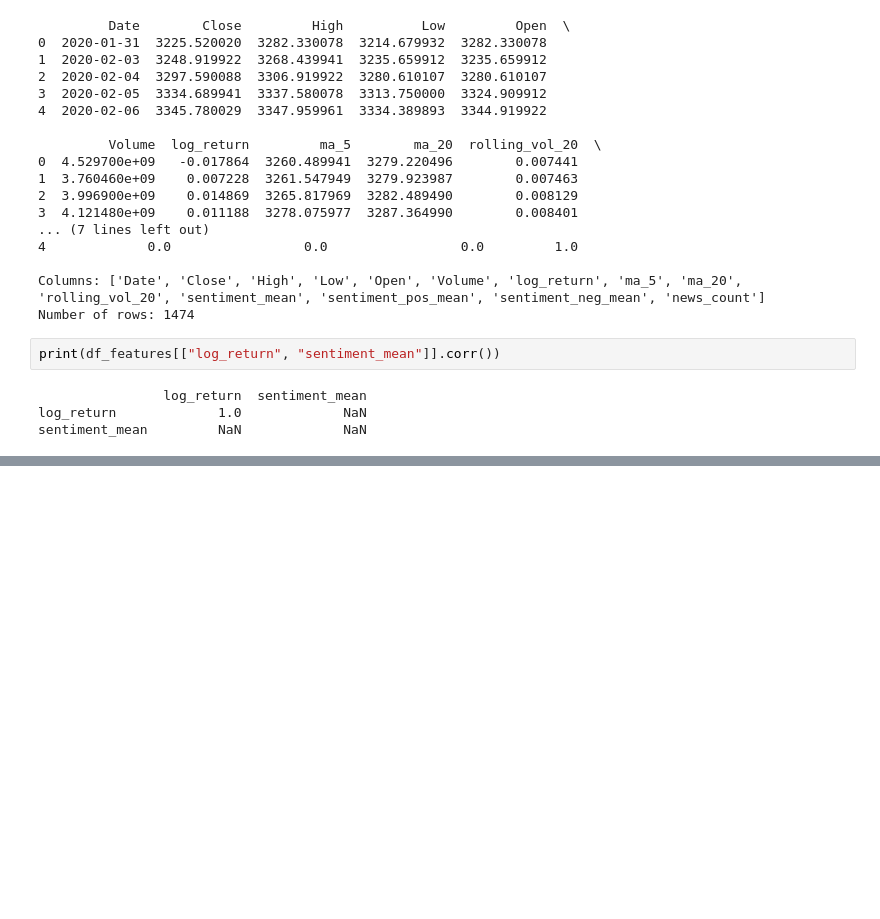
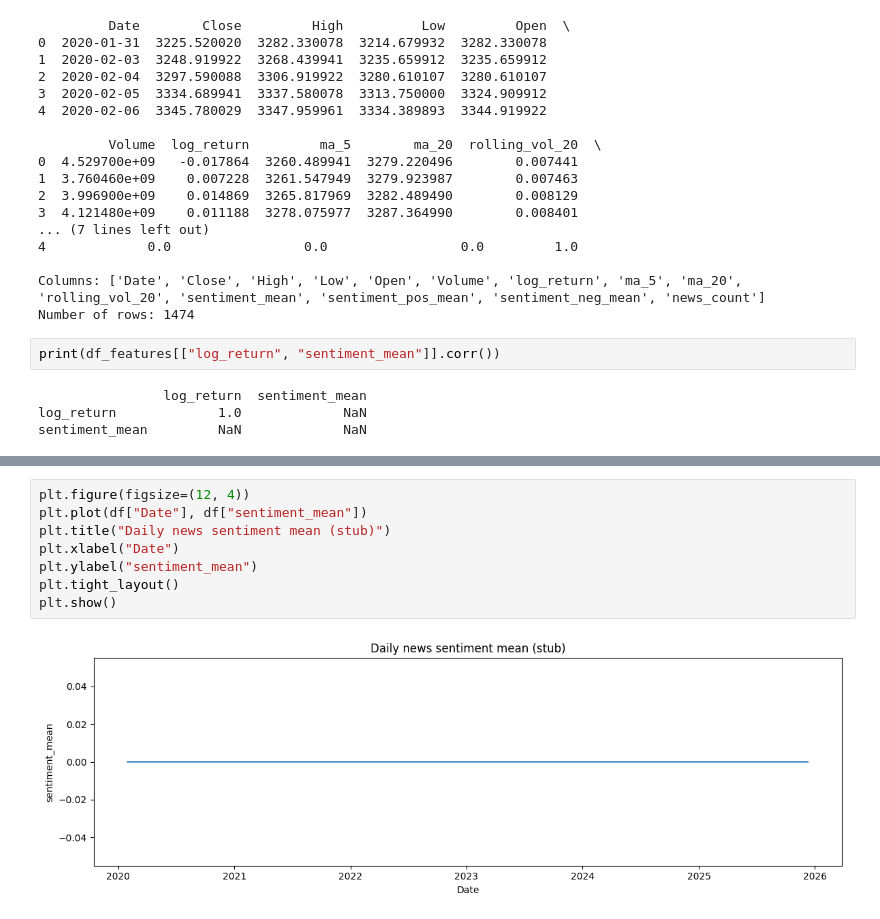
Before and after one commit to mahdi-rjb/explainable-generative-ai-financial-forecasting, a Jupyter notebook: 03_Notebooks/01_Data_Exploration.ipynb, the cells around one changed output, grey strips where cells are left out. Cells and saved outputs as stored; diff of their text form; blank space fills up the shorter version.

```diff
--- a/03_Notebooks/01_Data_Exploration.ipynb
+++ b/03_Notebooks/01_Data_Exploration.ipynb
@@ -203,0 +235,10 @@ sentiment_mean         NaN             NaN
+# %%
+plt.figure(figsize=(12, 4))
+plt.plot(df["Date"], df["sentiment_mean"])
+plt.title("Daily news sentiment mean (stub)")
+plt.xlabel("Date")
+plt.ylabel("sentiment_mean")
+plt.tight_layout()
+plt.show()
+# %% [output]
+[figure, added]
```
Also changed, not shown: parts of 9 cells of this notebook, 5 other files.
